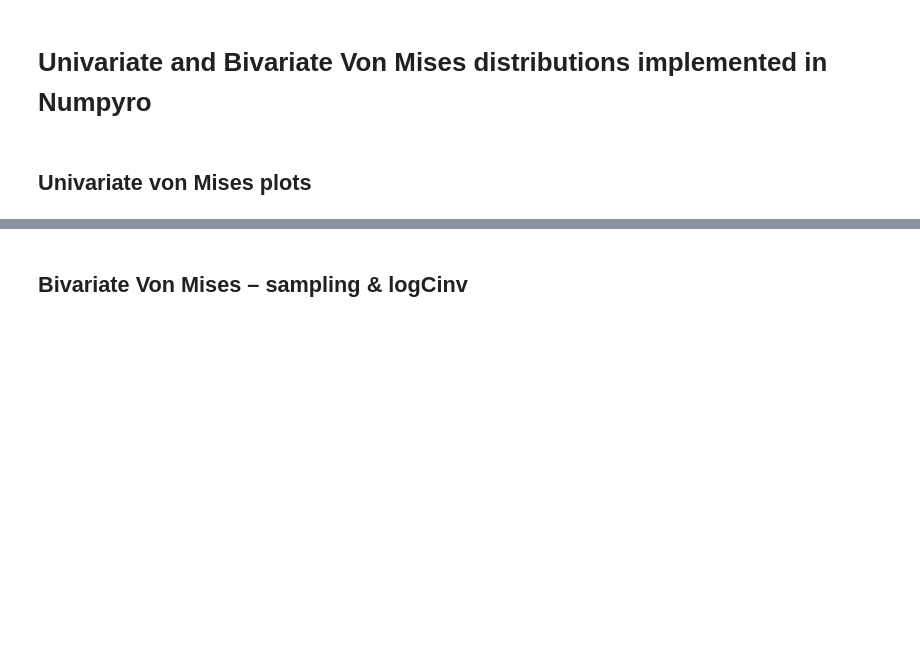
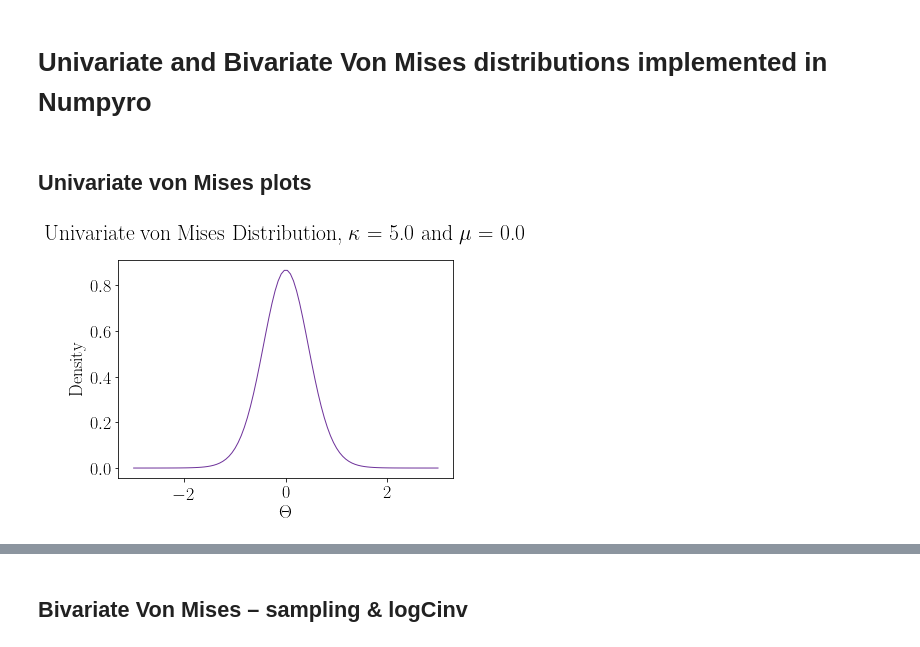
Before and after one commit to teemuronkko/Bioinformatics_Project, a Jupyter notebook: Univariate and Bivariate Von Mises Distributions Numpyro.ipynb, the cells around one changed output, grey strips where cells are left out. Drawn from its saved outputs; the diff is of its cells as text; code cells hidden in the pictures; blank space fills up the shorter version.

```diff
--- a/Univariate and Bivariate Von Mises Distributions Numpyro.ipynb
+++ b/Univariate and Bivariate Von Mises Distributions Numpyro.ipynb
@@ -167,23 +167,25 @@ class VonMises(Distribution):
 # %%
 #Actual p.d.f
 from scipy.stats import vonmises
 import matplotlib.pyplot as plt
 from matplotlib import rc
 
 rc('font',**{'family':'serif','serif':['Computer Modern Roman']})
 plt.rcParams['axes.titlepad'] = 20
-plt.rcParams.update({'font.size': 17})
+plt.rcParams.update({'font.size': 18})
 rc('text', usetex=True)
 
 fig, ax = plt.subplots(1, 1)
 kappa = 5
 mean, var, skew, kurt = vonmises.stats(kappa, moments='mvsk')
 x = np.linspace(-3, 3, 100)
 ax.plot(x, vonmises.pdf(x, kappa),'indigo', lw=1, alpha= 0.8, label='Actual p.d.f')
 plt.title("Univariate von Mises Distribution, $\kappa$ = 5.0 and $\mu$ = 0.0")
 plt.xlabel("$\Theta$")
 plt.ylabel("Density")
 plt.savefig("von_mises", dpi = 500, bbox_inches = 'tight')
+# %% [output]
+[figure, added]
 # %%
 #Actual p.d.f vs. samples
 n = 1000000
```
Also changed, not shown: parts of 6 cells of this notebook.
